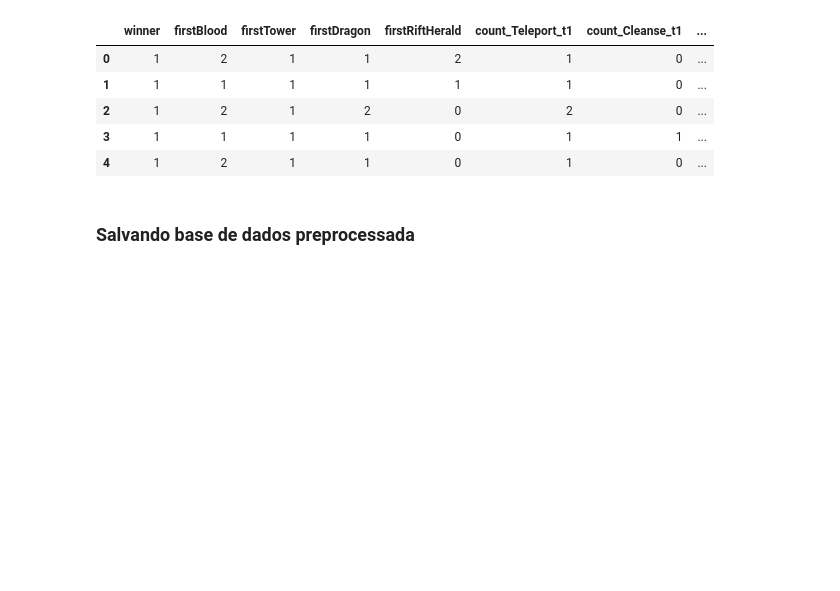
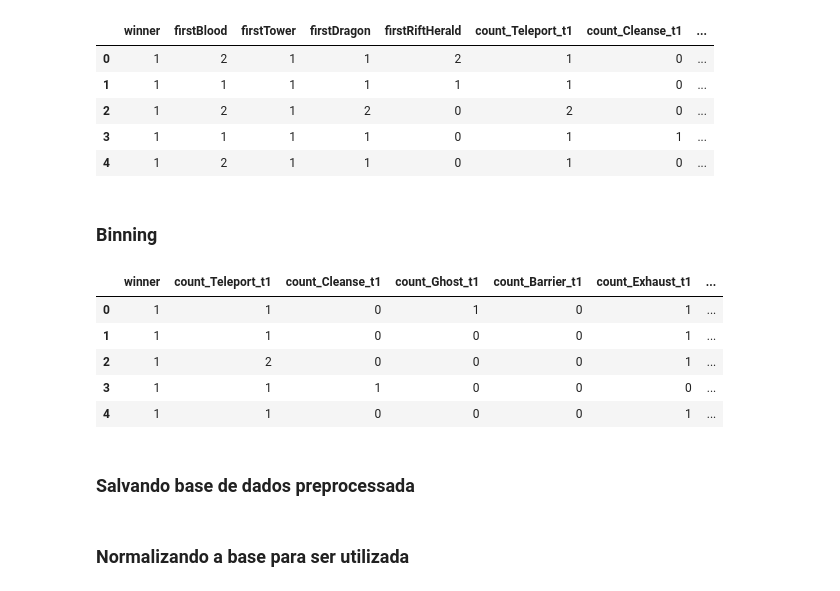
Before and after one commit to Fillipedem/LoLKaggle, a Jupyter notebook: Preprocessamento.ipynb, the cells around one changed output. Saved outputs shown, nothing was run; the diff lists cells and outputs as text; code cells hidden in the pictures; blank space fills up the shorter version.

Commit message:
Binning + KNN na base normalizada

```diff
--- a/Preprocessamento.ipynb
+++ b/Preprocessamento.ipynb
@@ -156,5 +159,19 @@ dataset.head()
 | 2 | 1 | 2 | 1 | 2 | 0 | 2 | 0 | ... |
 | 3 | 1 | 1 | 1 | 1 | 0 | 1 | 1 | ... |
 | 4 | 1 | 2 | 1 | 1 | 0 | 1 | 0 | ... |
+# %% [markdown]
+### Binning
+# %%
+
+dataset = pd.get_dummies(dataset, columns=['firstBlood', 'firstTower', 'firstDragon', 'firstRiftHerald'])
+# %%
+dataset.head()
+# %% [output]
+|  | winner | count_Teleport_t1 | count_Cleanse_t1 | count_Ghost_t1 | count_Barrier_t1 | count_Exhaust_t1 | ... |
+| 0 | 1 | 1 | 0 | 1 | 0 | 1 | ... |
+| 1 | 1 | 1 | 0 | 0 | 0 | 1 | ... |
+| 2 | 1 | 2 | 0 | 0 | 0 | 1 | ... |
+| 3 | 1 | 1 | 1 | 0 | 0 | 0 | ... |
+| 4 | 1 | 1 | 0 | 0 | 0 | 1 | ... |
 # %% [markdown]
 ### Salvando base de dados preprocessada
@@ -160,0 +184,2 @@ dataset.head()
+# %% [markdown]
+### Normalizando a base para ser utilizada
```
Also changed, not shown: parts of 5 cells of this notebook, 4 other files.
